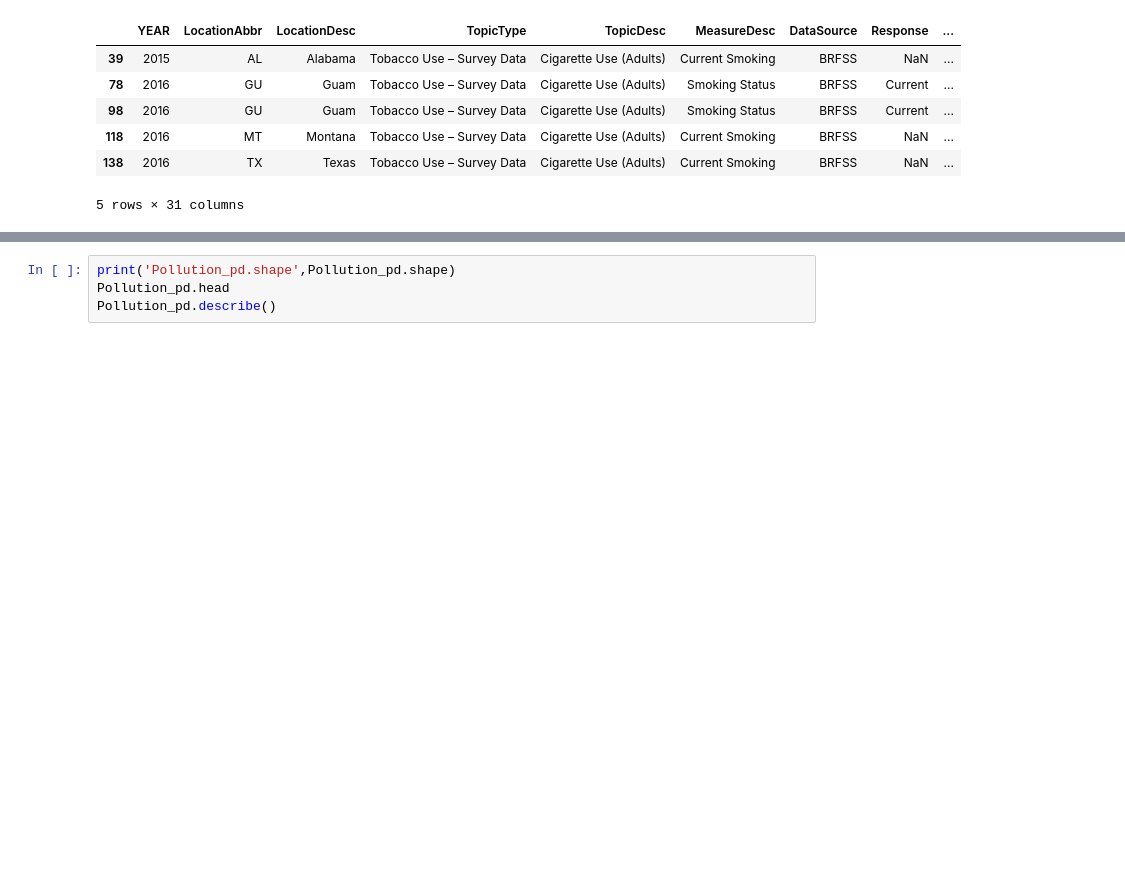
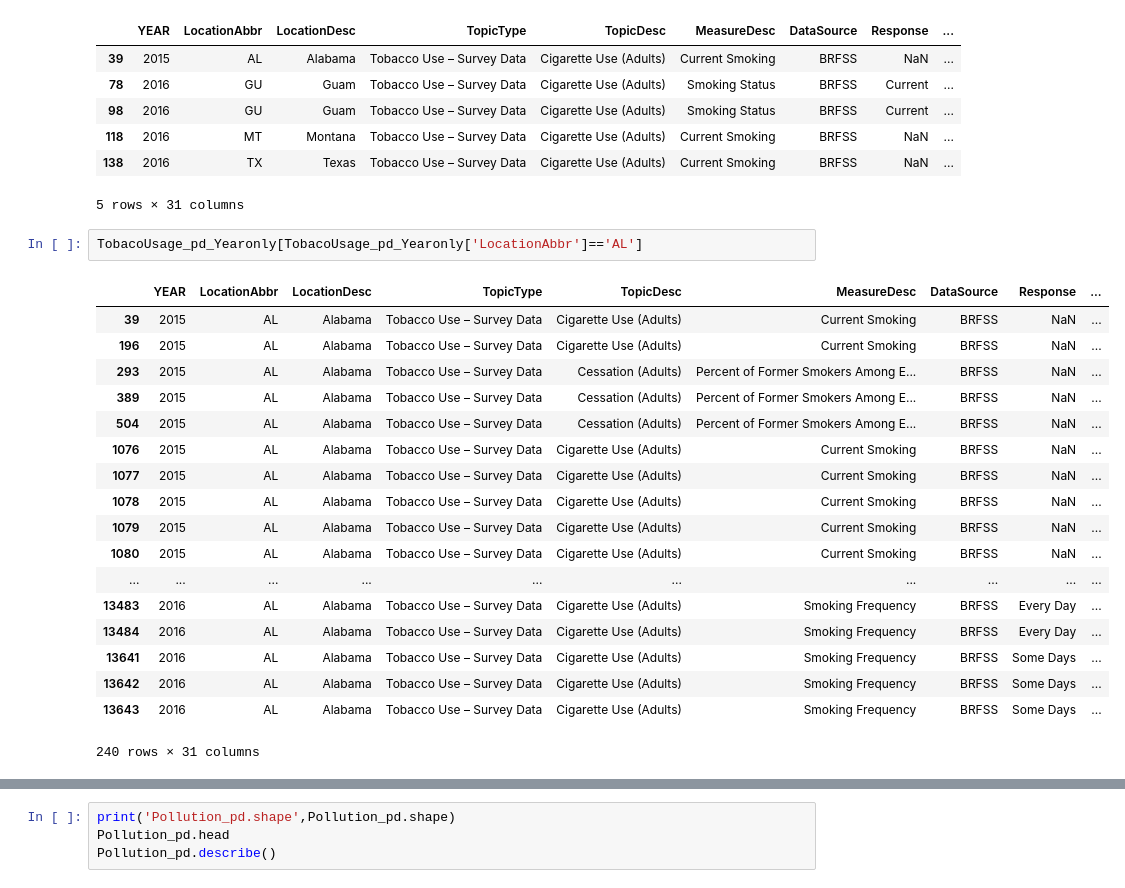
Before and after one commit to risarora/US_Lung_Cancer_Analysis, a Jupyter notebook: Script to Read all data and join it .ipynb, the cells around one changed output, grey strips where cells are left out. Saved outputs shown, nothing was run; the diff lists cells and outputs as text; blank space fills up the shorter version.

Commit message:
Adding Filters based on two columns

```diff
--- a/Script to Read all data and join it .ipynb
+++ b/Script to Read all data and join it .ipynb
@@ -168,3 +151,24 @@ TobacoUsage_pd_Yearonly.head()
 | 118 | 2016 | MT | Montana | Tobacco Use – Survey Data | Cigarette Use (Adults) | Current Smoking | BRFSS | NaN | ... |
 | 138 | 2016 | TX | Texas | Tobacco Use – Survey Data | Cigarette Use (Adults) | Current Smoking | BRFSS | NaN | ... |
 5 rows × 31 columns
+# %%
+TobacoUsage_pd_Yearonly[TobacoUsage_pd_Yearonly['LocationAbbr']=='AL']
+# %% [output]
+|  | YEAR | LocationAbbr | LocationDesc | TopicType | TopicDesc | MeasureDesc | DataSource | Response | ... |
+| 39 | 2015 | AL | Alabama | Tobacco Use – Survey Data | Cigarette Use (Adults) | Current Smoking | BRFSS | NaN | ... |
+| 196 | 2015 | AL | Alabama | Tobacco Use – Survey Data | Cigarette Use (Adults) | Current Smoking | BRFSS | NaN | ... |
+| 293 | 2015 | AL | Alabama | Tobacco Use – Survey Data | Cessation (Adults) | Percent of Former Smokers Among E... | BRFSS | NaN | ... |
+| 389 | 2015 | AL | Alabama | Tobacco Use – Survey Data | Cessation (Adults) | Percent of Former Smokers Among E... | BRFSS | NaN | ... |
+| 504 | 2015 | AL | Alabama | Tobacco Use – Survey Data | Cessation (Adults) | Percent of Former Smokers Among E... | BRFSS | NaN | ... |
+| 1076 | 2015 | AL | Alabama | Tobacco Use – Survey Data | Cigarette Use (Adults) | Current Smoking | BRFSS | NaN | ... |
+| 1077 | 2015 | AL | Alabama | Tobacco Use – Survey Data | Cigarette Use (Adults) | Current Smoking | BRFSS | NaN | ... |
+| 1078 | 2015 | AL | Alabama | Tobacco Use – Survey Data | Cigarette Use (Adults) | Current Smoking | BRFSS | NaN | ... |
+| 1079 | 2015 | AL | Alabama | Tobacco Use – Survey Data | Cigarette Use (Adults) | Current Smoking | BRFSS | NaN | ... |
+| 1080 | 2015 | AL | Alabama | Tobacco Use – Survey Data | Cigarette Use (Adults) | Current Smoking | BRFSS | NaN | ... |
+| ... | ... | ... | ... | ... | ... | ... | ... | ... | ... |
+| 13483 | 2016 | AL | Alabama | Tobacco Use – Survey Data | Cigarette Use (Adults) | Smoking Frequency | BRFSS | Every Day | ... |
+| 13484 | 2016 | AL | Alabama | Tobacco Use – Survey Data | Cigarette Use (Adults) | Smoking Frequency | BRFSS | Every Day | ... |
+| 13641 | 2016 | AL | Alabama | Tobacco Use – Survey Data | Cigarette Use (Adults) | Smoking Frequency | BRFSS | Some Days | ... |
+| 13642 | 2016 | AL | Alabama | Tobacco Use – Survey Data | Cigarette Use (Adults) | Smoking Frequency | BRFSS | Some Days | ... |
+| 13643 | 2016 | AL | Alabama | Tobacco Use – Survey Data | Cigarette Use (Adults) | Smoking Frequency | BRFSS | Some Days | ... |
+240 rows × 31 columns
```
Also changed, not shown: parts of 19 cells of this notebook, 2 other files.
